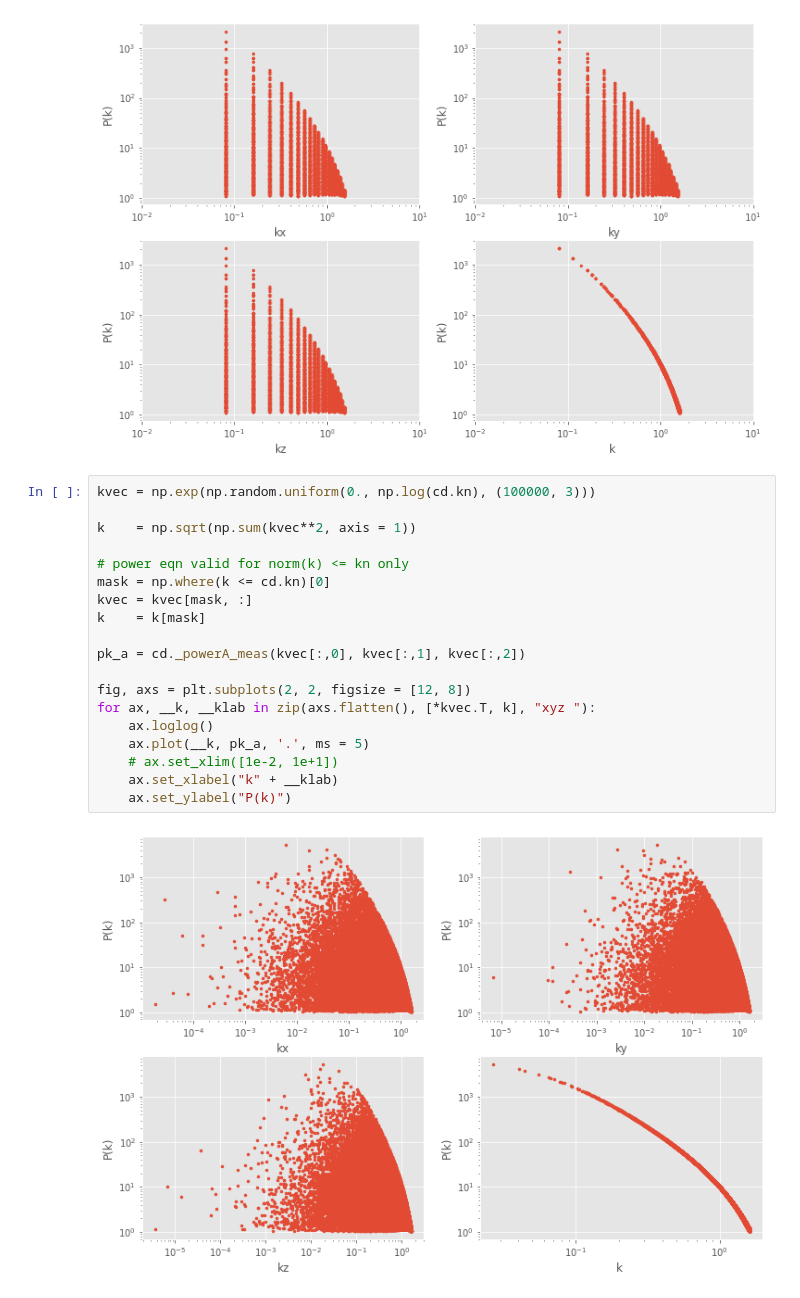
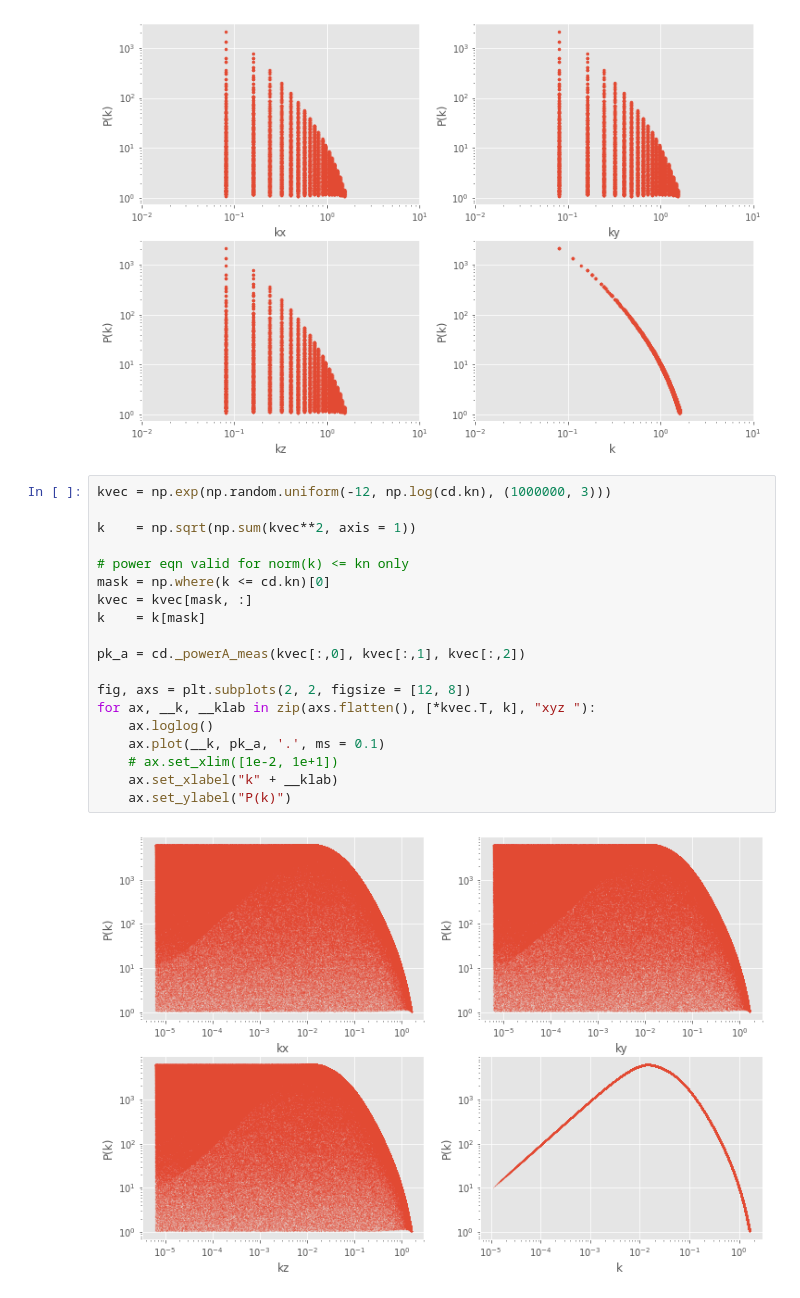
Before and after one commit to msssivadas10/cic_tests, a Jupyter notebook: test1.ipynb, the cells around one changed output. Drawn from its saved outputs; the diff is of its cells as text.

```diff
--- a/test1.ipynb
+++ b/test1.ipynb
@@ -119,23 +119,23 @@ for ax, __k, __klab in zip(axs.flatten(), [*kvec.T, k], "xyz "):
 # %% [output]
 [figure]
 # %%
-kvec = np.exp(np.random.uniform(0., np.log(cd.kn), (100000, 3)))
+kvec = np.exp(np.random.uniform(-12, np.log(cd.kn), (1000000, 3)))
 
 k    = np.sqrt(np.sum(kvec**2, axis = 1))
 
 # power eqn valid for norm(k) <= kn only
 mask = np.where(k <= cd.kn)[0]
 kvec = kvec[mask, :]
 k    = k[mask]
 
 pk_a = cd._powerA_meas(kvec[:,0], kvec[:,1], kvec[:,2])
 
 fig, axs = plt.subplots(2, 2, figsize = [12, 8])
 for ax, __k, __klab in zip(axs.flatten(), [*kvec.T, k], "xyz "):
     ax.loglog()
-    ax.plot(__k, pk_a, '.', ms = 5)
+    ax.plot(__k, pk_a, '.', ms = 0.1)
     # ax.set_xlim([1e-2, 1e+1])
     ax.set_xlabel("k" + __klab)
     ax.set_ylabel("P(k)")
 # %% [output]
-[figure, old version]
+[figure, new version]
```
Also changed, not shown: parts of 1 cell of this notebook.
